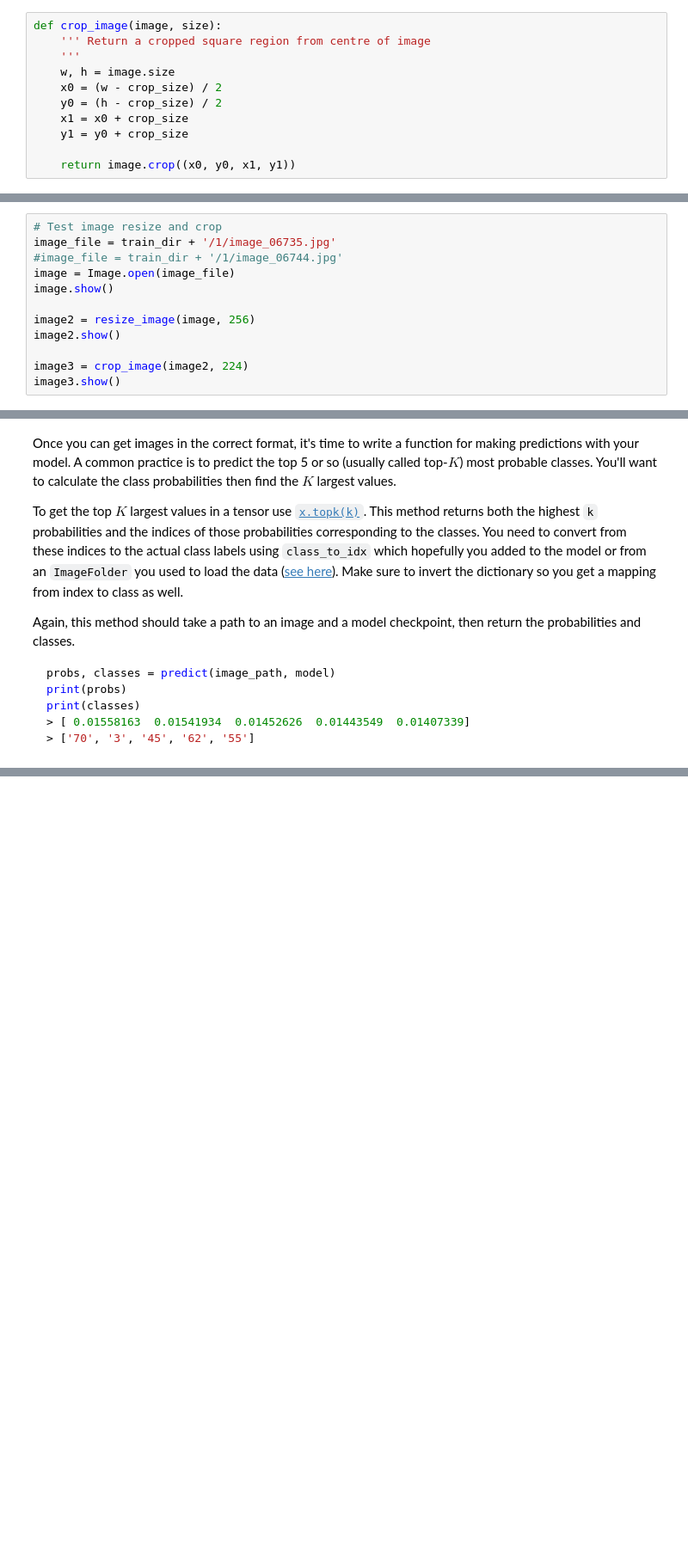
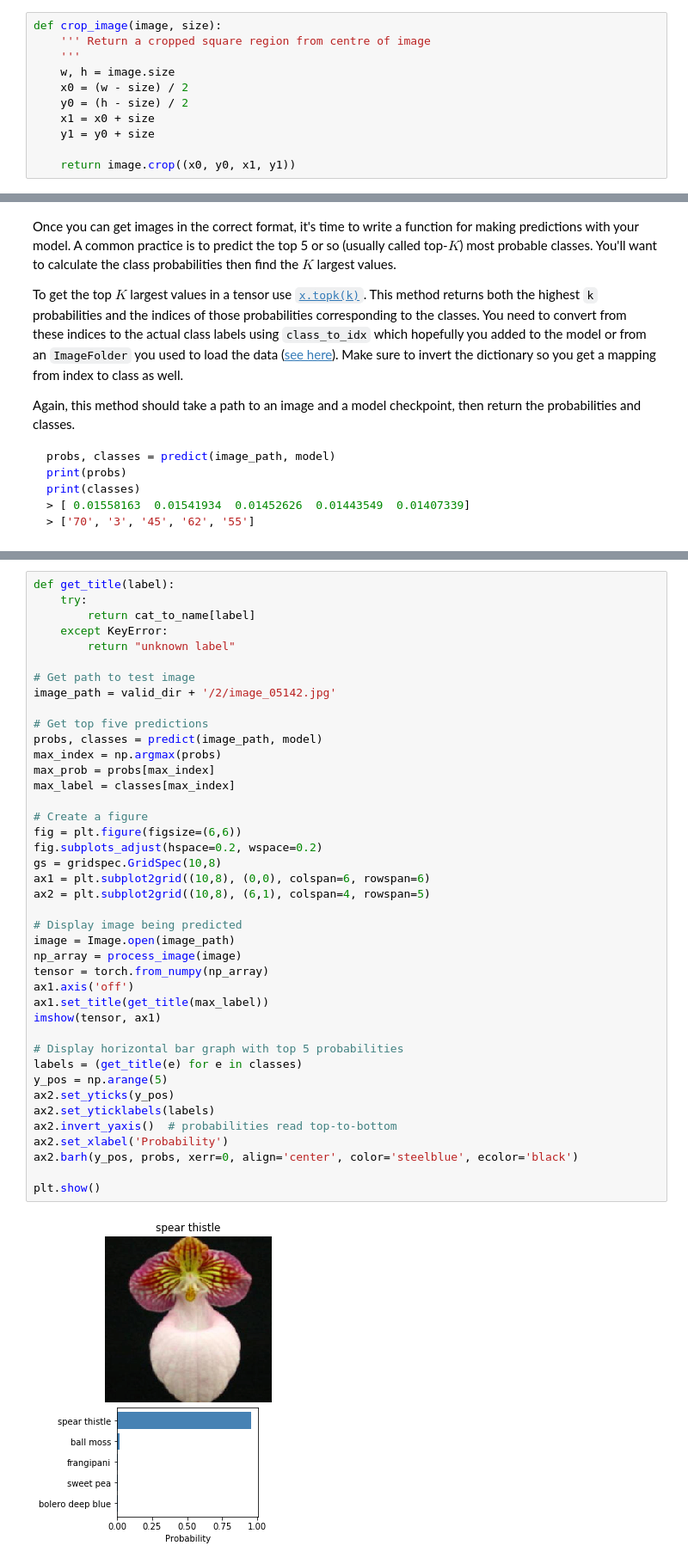
Before and after one commit to craig-martinson/aipnd-project, a Jupyter notebook: Image Classifier Project.ipynb, the cells around one changed output, grey strips where cells are left out. Shown at 86% size. Saved outputs shown, nothing was run; the diff lists cells and outputs as text; blank space fills up the shorter version.

```diff
--- a/Image Classifier Project.ipynb
+++ b/Image Classifier Project.ipynb
@@ -335,10 +336,10 @@ def crop_image(image, size):
     ''' Return a cropped square region from centre of image
     '''
     w, h = image.size
-    x0 = (w - crop_size) / 2
-    y0 = (h - crop_size) / 2
-    x1 = x0 + crop_size
-    y1 = y0 + crop_size
+    x0 = (w - size) / 2
+    y0 = (h - size) / 2
+    x1 = x0 + size
+    y1 = y0 + size
 
     return image.crop((x0, y0, x1, y1))
 # %%
@@ -401,18 +403,6 @@ imshow(tensor)
 # %% [output]
 <matplotlib.axes._subplots.AxesSubplot at 0x...>
 [figure]
-# %%
-# Test image resize and crop
-image_file = train_dir + '/1/image_06735.jpg'
-#image_file = train_dir + '/1/image_06744.jpg'
-image = Image.open(image_file)
-image.show()
-
-image2 = resize_image(image, 256)
-image2.show()
-
-image3 = crop_image(image2, 224)
-image3.show()
 # %% [markdown]
 ## Class Prediction
 
@@ -447,0 +474,43 @@ You can convert from the class integer encoding to actual flower names with the
+# %%
+def get_title(label):
+    try:
+        return cat_to_name[label]
+    except KeyError:
+        return "unknown label"
+
+# Get path to test image
+image_path = valid_dir + '/2/image_05142.jpg'
+
+# Get top five predictions
+probs, classes = predict(image_path, model)
+max_index = np.argmax(probs)
+max_prob = probs[max_index]
+max_label = classes[max_index]
+
+# Create a figure
+fig = plt.figure(figsize=(6,6))
+fig.subplots_adjust(hspace=0.2, wspace=0.2)
+gs = gridspec.GridSpec(10,8)
+ax1 = plt.subplot2grid((10,8), (0,0), colspan=6, rowspan=6)
+ax2 = plt.subplot2grid((10,8), (6,1), colspan=4, rowspan=5)
+
+# Display image being predicted
+image = Image.open(image_path)
+np_array = process_image(image)
+tensor = torch.from_numpy(np_array)
+ax1.axis('off')
+ax1.set_title(get_title(max_label))
+imshow(tensor, ax1)
+
+# Display horizontal bar graph with top 5 probabilities
+labels = (get_title(e) for e in classes)
+y_pos = np.arange(5)
+ax2.set_yticks(y_pos)
+ax2.set_yticklabels(labels)
+ax2.invert_yaxis()  # probabilities read top-to-bottom
+ax2.set_xlabel('Probability')
+ax2.barh(y_pos, probs, xerr=0, align='center', color='steelblue', ecolor='black')
+
+plt.show()
+# %% [output]
+[figure, added]
```
Also changed, not shown: parts of 8 cells of this notebook, 1 other file.
